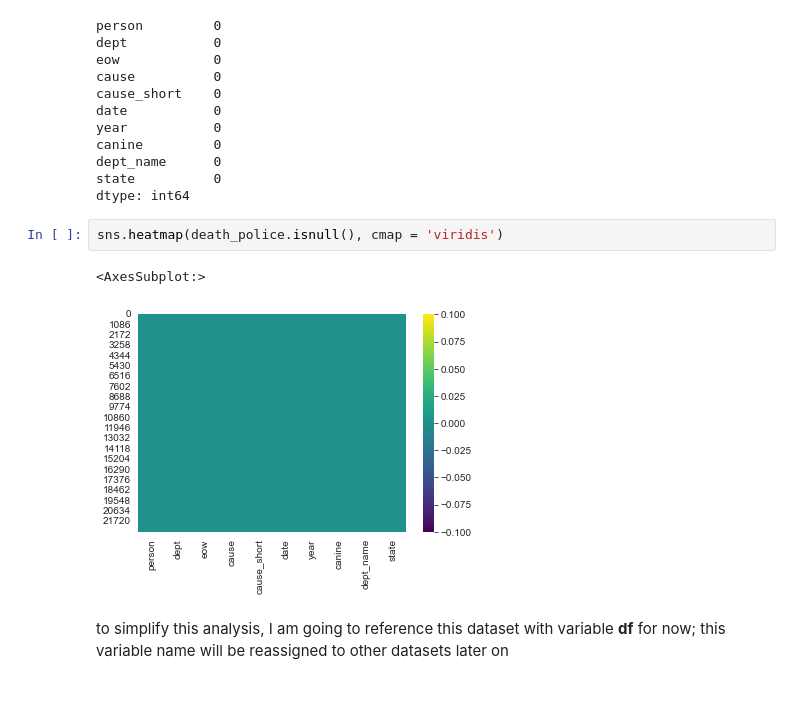
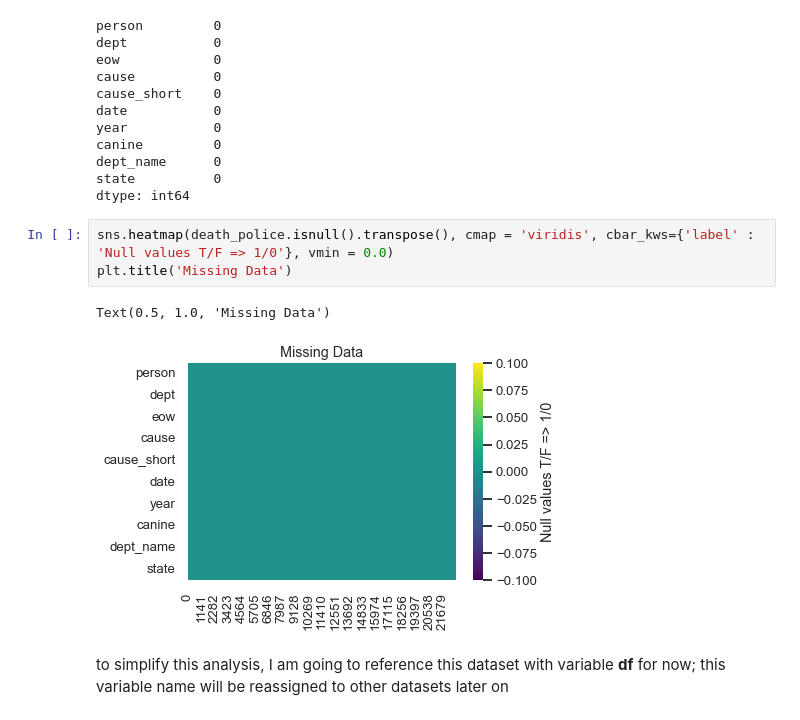
Before and after one commit to shahbazmansahia/EthicalDataMining, a Jupyter notebook: BLM Project files/Group_Project_CMPE_255.ipynb, the cells around one changed output. Drawn from its saved outputs; the diff is of its cells as text.

Commit message:
Added partial project report and updated some charts

```diff
--- a/BLM Project files/Group_Project_CMPE_255.ipynb
+++ b/BLM Project files/Group_Project_CMPE_255.ipynb
@@ -131,10 +131,11 @@ dept_name      0
 state          0
 dtype: int64
 # %%
-sns.heatmap(death_police.isnull(), cmap = 'viridis')
+sns.heatmap(death_police.isnull().transpose(), cmap = 'viridis', cbar_kws={'label' : 'Null values T/F => 1/0'}, vmin = 0.0)
+plt.title('Missing Data')
 # %% [output]
-<AxesSubplot:>
+Text(0.5, 1.0, 'Missing Data')
-[figure, old version]
+[figure, new version]
 # %% [markdown]
 to simplify this analysis, I am going to reference this dataset with variable <strong>df</strong> for now; this variable name will be reassigned to other datasets later on
 # %%
```
Also changed, not shown: parts of 5 cells of this notebook, 2 other files.
